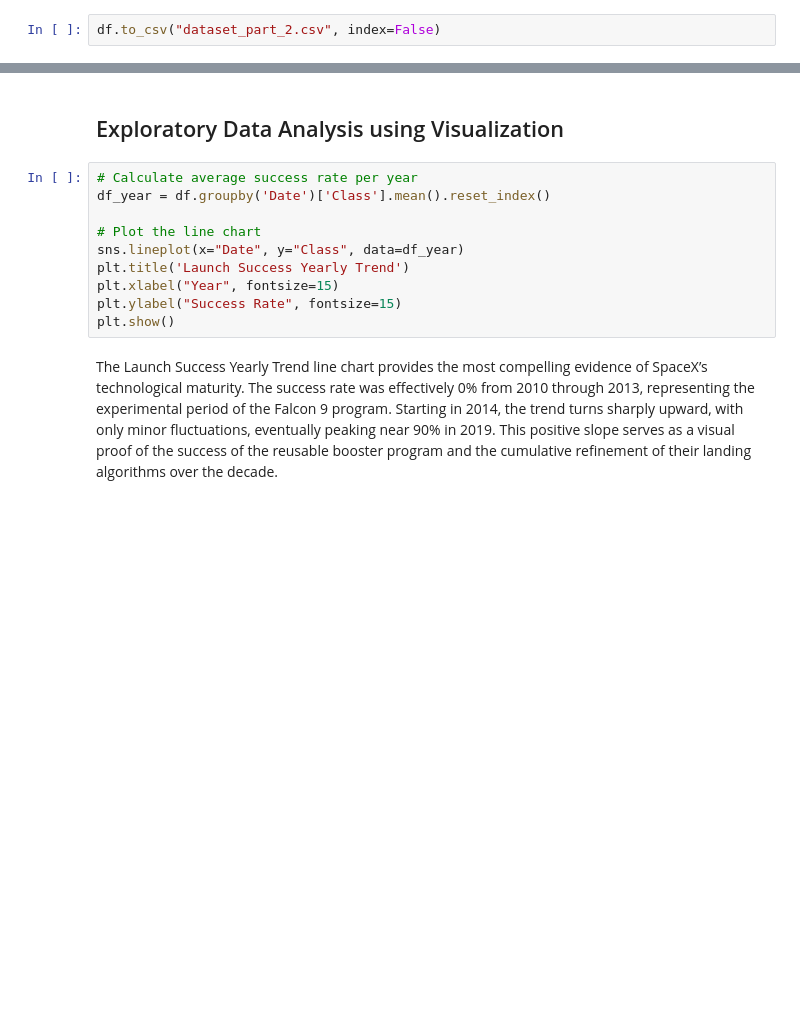
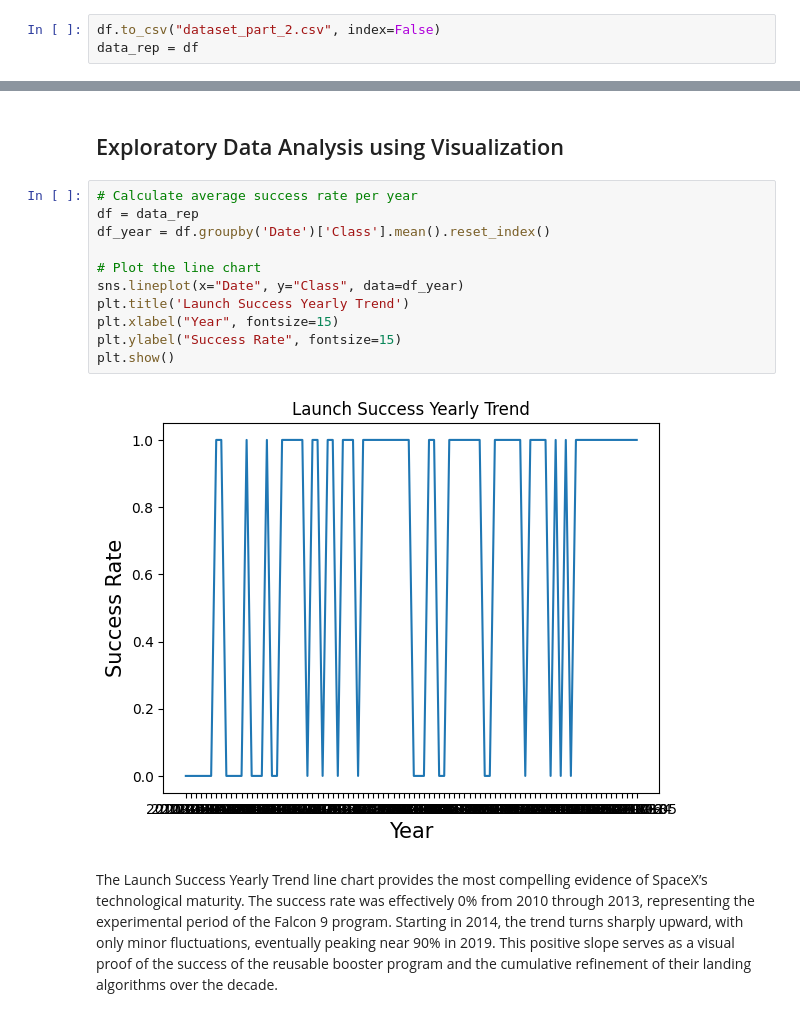
Before and after one commit to drh-bme/IBM_Applied_Data_Science_Capstone, a Jupyter notebook: Master_Notebook.ipynb, the cells around one changed output, grey strips where cells are left out. Saved outputs shown, nothing was run; the diff lists cells and outputs as text; blank space fills up the shorter version.

```diff
--- a/Master_Notebook.ipynb
+++ b/Master_Notebook.ipynb
@@ -603,6 +787,7 @@ df["Class"].mean()
 We can now export it to a CSV for the next section,but to make the answers consistent, in the next lab we will provide data in a pre-selected date range.
 # %%
 df.to_csv("dataset_part_2.csv", index=False)
+data_rep = df
 # %% [markdown]
 <a id="sql"></a>
 ## Exploratory Data Analysis using SQL
@@ -733,14 +1007,17 @@ ORDER BY Outcome_Count DESC;
 ## Exploratory Data Analysis using Visualization
 # %%
 # Calculate average success rate per year
+df = data_rep
 df_year = df.groupby('Date')['Class'].mean().reset_index()
 
 # Plot the line chart
 sns.lineplot(x="Date", y="Class", data=df_year)
 plt.title('Launch Success Yearly Trend')
 plt.xlabel("Year", fontsize=15)
 plt.ylabel("Success Rate", fontsize=15)
 plt.show()
+# %% [output]
+[figure, added]
 # %% [markdown]
 The Launch Success Yearly Trend line chart provides the most compelling evidence of SpaceX’s technological maturity. The success rate was effectively 0% from 2010 through 2013, representing the experimental period of the Falcon 9 program. Starting in 2014, the trend turns sharply upward, with only minor fluctuations, eventually peaking near 90% in 2019. This positive slope serves as a visual proof of the success of the reusable booster program and the cumulative refinement of their landing algorithms over the decade.
 # %% [markdown]
```
Also changed, not shown: parts of 49 cells of this notebook, 8 other files.
